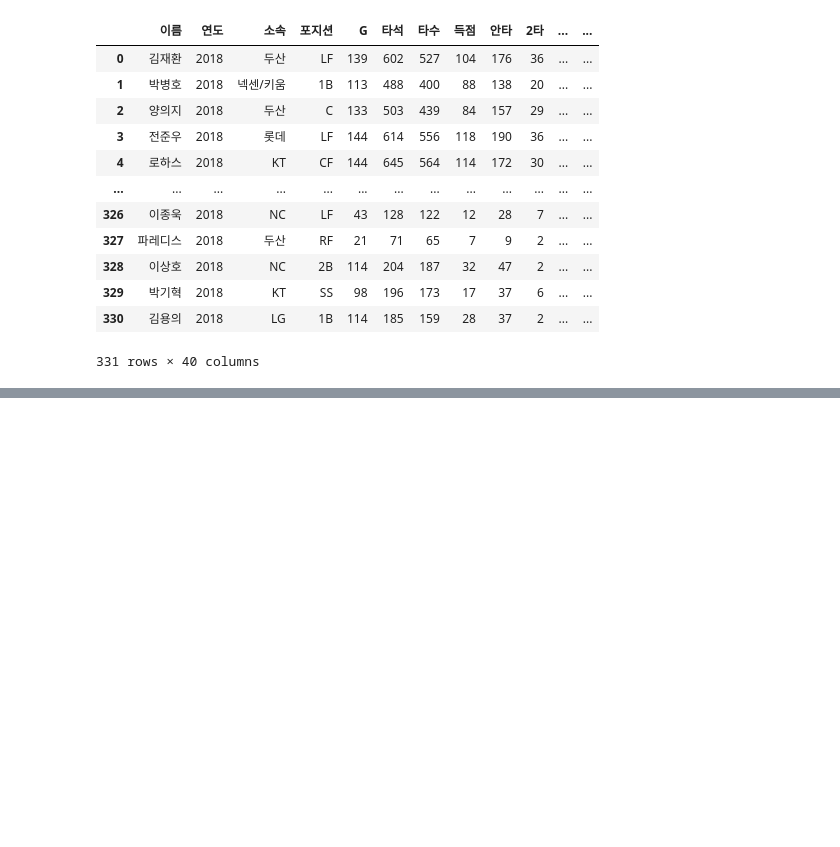
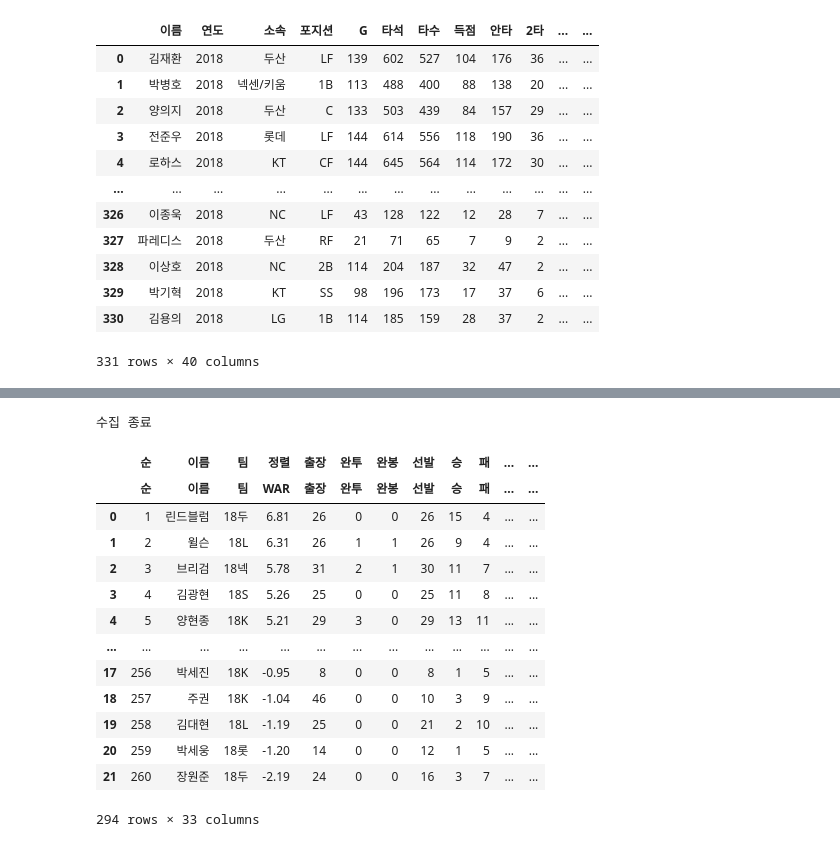
Before and after one commit to minstrel1149/Statiz_Project_3.1, a Jupyter notebook: statiz_3.1_practice.ipynb, the cells around one changed output, grey strips where cells are left out. Saved outputs shown, nothing was run; the diff lists cells and outputs as text; code cells hidden in the pictures; blank space fills up the shorter version.

```diff
--- a/statiz_3.1_practice.ipynb
+++ b/statiz_3.1_practice.ipynb
@@ -320,0 +320,20 @@ kt_team_member
+# %%
+# 각 페이지를 넘기면서 df를 추출하여 리스트에 추가하기 위해 빈 리스트 생성
+driver.get(record_site['투수기본'])
+pitch_basic_df_list = []
+while True:
+    page = driver.page_source
+    # Statiz 페이지가 두 DataFrame의 리스트 형식으로 되어있어, 두 번째꺼를 추출
+    df = pd.read_html(page)[1]
+    # 추출한 DataFrame을 pitch_basic_df_list에 추가
+    pitch_basic_df_list.append(df)
+    try:
+        html = driver.find_element(By.TAG_NAME, 'html')
+        next_link = driver.find_element(By.LINK_TEXT, '다음')
+        html.send_keys(Keys.END)
+        time.sleep(0.5)
+        next_link.click()
+        time.sleep(0.5)
+    except:
+        print('수집 종료')
+        break
@@ -320,0 +364,40 @@ kt_team_member
+# %%
+# 각 페이지를 넘기면서 df를 추출하여 리스트에 추가하기 위해 빈 리스트 생성
+driver.get(record_site['투수구속'])
+pitch_speed_df_list = []
+while True:
+    page = driver.page_source
+    # Statiz 페이지가 두 DataFrame의 리스트 형식으로 되어있어, 두 번째꺼를 추출
+    df = pd.read_html(page)[1]
+    # 추출한 DataFrame을 pitch_speed_df_list에 추가
+    pitch_speed_df_list.append(df)
+    try:
+        html = driver.find_element(By.TAG_NAME, 'html')
+        next_link = driver.find_element(By.LINK_TEXT, '다음')
+        html.send_keys(Keys.END)
+        time.sleep(0.5)
+        next_link.click()
+        time.sleep(0.5)
+    except:
+        print('수집 종료')
+        break
+# %% [output]
+수집 종료
+# %%
+pitch_basic_df = pd.concat(pitch_basic_df_list)
+pitch_basic_df
+# %% [output]
+|  | 순 | 이름 | 팀 | 정렬 | 출장 | 완투 | 완봉 | 선발 | 승 | 패 | ... | ... |
+|  | 순 | 이름 | 팀 | WAR | 출장 | 완투 | 완봉 | 선발 | 승 | 패 | ... | ... |
+| 0 | 1 | 린드블럼 | 18두 | 6.81 | 26 | 0 | 0 | 26 | 15 | 4 | ... | ... |
+| 1 | 2 | 윌슨 | 18L | 6.31 | 26 | 1 | 1 | 26 | 9 | 4 | ... | ... |
+| 2 | 3 | 브리검 | 18넥 | 5.78 | 31 | 2 | 1 | 30 | 11 | 7 | ... | ... |
+| 3 | 4 | 김광현 | 18S | 5.26 | 25 | 0 | 0 | 25 | 11 | 8 | ... | ... |
+| 4 | 5 | 양현종 | 18K | 5.21 | 29 | 3 | 0 | 29 | 13 | 11 | ... | ... |
+| ... | ... | ... | ... | ... | ... | ... | ... | ... | ... | ... | ... | ... |
+| 17 | 256 | 박세진 | 18K | -0.95 | 8 | 0 | 0 | 8 | 1 | 5 | ... | ... |
+| 18 | 257 | 주권 | 18K | -1.04 | 46 | 0 | 0 | 10 | 3 | 9 | ... | ... |
+| 19 | 258 | 김대현 | 18L | -1.19 | 25 | 0 | 0 | 21 | 2 | 10 | ... | ... |
+| 20 | 259 | 박세웅 | 18롯 | -1.20 | 14 | 0 | 0 | 12 | 1 | 5 | ... | ... |
+| 21 | 260 | 장원준 | 18두 | -2.19 | 24 | 0 | 0 | 16 | 3 | 7 | ... | ... |
+294 rows × 33 columns
```
Also changed, not shown: parts of 10 cells of this notebook.
